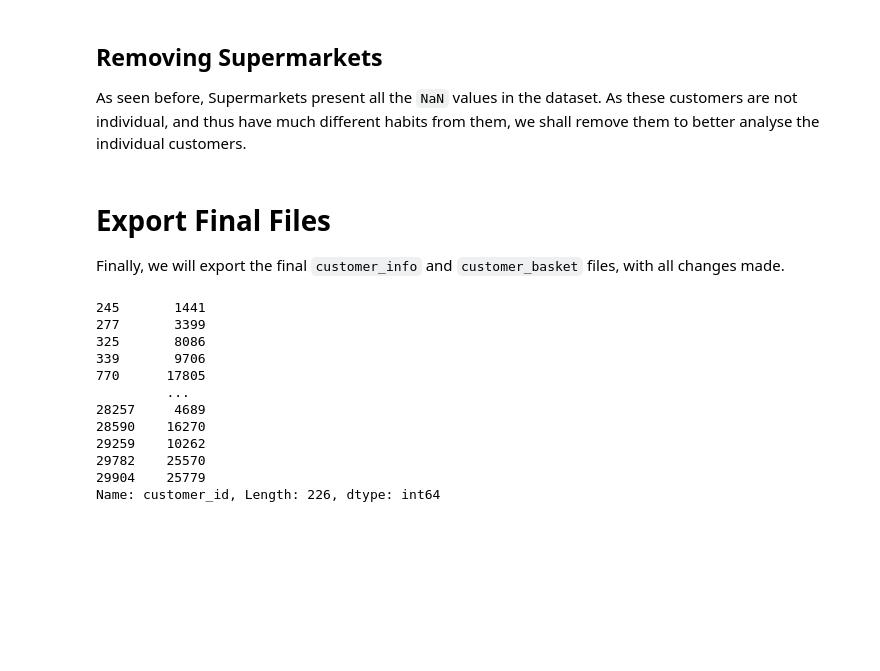
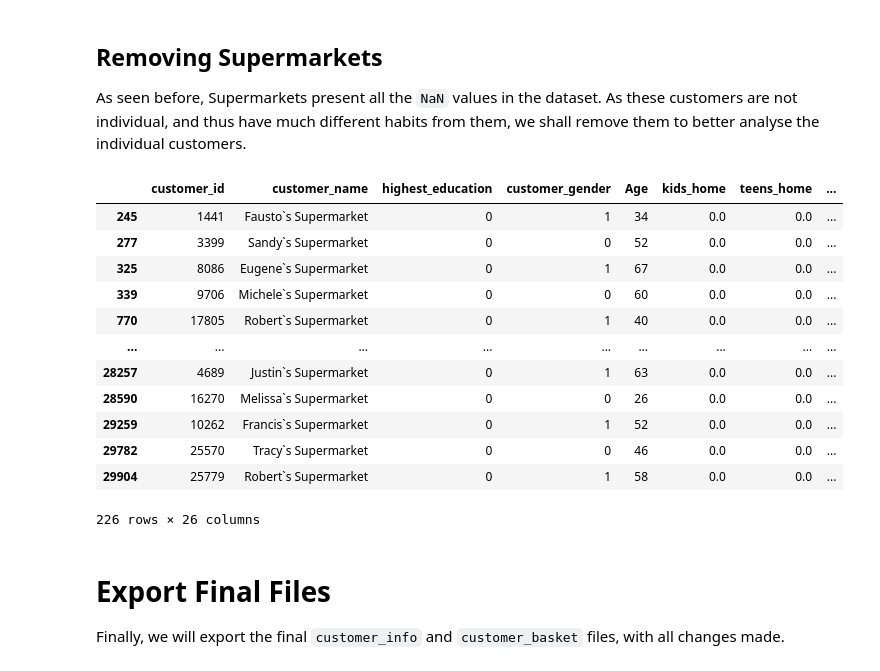
Before and after one commit to MarceloJ18/KeizerKrukis, a Jupyter notebook: Preproc_code.ipynb, the cells around one changed output. Drawn from its saved outputs; the diff is of its cells as text; code cells hidden in the pictures; blank space fills up the shorter version.

```diff
--- a/Preproc_code.ipynb
+++ b/Preproc_code.ipynb
@@ -685,25 +685,34 @@ With this done, the preprocessing on `customer_info` is concluded and we can now
 # %% [markdown]
 ## Removing Supermarkets
 As seen before, Supermarkets present all the `NaN` values in the dataset. As these customers are not individual, and thus have much different habits from them, we shall remove them to better analyse the individual customers.
+# %%
+# Create a new dataset only with Supermarkets
+supermarket_info = customer_info[customer_info['customer_id'].isin(infinity_customers)].copy()
+
+# Remove these observations from the original dataset
+customer_info = customer_info[-customer_info['customer_id'].isin(infinity_customers)]
+# %%
+supermarket_info[supermarket_info['typical_hour'] < 0.8][['customer_name', 'typical_hour']]
+ # All of them buy between 00:00 - 01:00, which is not a big scope.
+ # Because of this, it will be dropped alongside lifetime_spend_videogame, due to the high amount of NaN.
+supermarket_info.drop(['lifetime_spend_videogames', 'typical_hour'], axis = 1, inplace = True)
+supermarket_info
+# %% [output]
+|  | customer_id | customer_name | highest_education | customer_gender | Age | kids_home | teens_home | ... |
+| 245 | 1441 | Fausto`s Supermarket | 0 | 1 | 34 | 0.0 | 0.0 | ... |
+| 277 | 3399 | Sandy`s Supermarket | 0 | 0 | 52 | 0.0 | 0.0 | ... |
+| 325 | 8086 | Eugene`s Supermarket | 0 | 1 | 67 | 0.0 | 0.0 | ... |
+| 339 | 9706 | Michele`s Supermarket | 0 | 0 | 60 | 0.0 | 0.0 | ... |
+| 770 | 17805 | Robert`s Supermarket | 0 | 1 | 40 | 0.0 | 0.0 | ... |
+| ... | ... | ... | ... | ... | ... | ... | ... | ... |
+| 28257 | 4689 | Justin`s Supermarket | 0 | 1 | 63 | 0.0 | 0.0 | ... |
+| 28590 | 16270 | Melissa`s Supermarket | 0 | 0 | 26 | 0.0 | 0.0 | ... |
+| 29259 | 10262 | Francis`s Supermarket | 0 | 1 | 52 | 0.0 | 0.0 | ... |
+| 29782 | 25570 | Tracy`s Supermarket | 0 | 0 | 46 | 0.0 | 0.0 | ... |
+| 29904 | 25779 | Robert`s Supermarket | 0 | 1 | 58 | 0.0 | 0.0 | ... |
+226 rows × 26 columns
 # %% [markdown]
 # Export Final Files <br>
 Finally, we will export the final `customer_info` and `customer_basket` files, with all changes made.
-# %%
-infinity_customers
-
-customer_info[customer_info['customer_id'].isin(infinity_customers)][['customer_id', 'lifetime_spend_videogames', 'typical_hour']]
-# %% [output]
-245       1441
-277       3399
-325       8086
-339       9706
-770      17805
-         ...
-28257     4689
-28590    16270
-29259    10262
-29782    25570
-29904    25779
-Name: customer_id, Length: 226, dtype: int64
 # %%
 # Export the data to a new file
```
Also changed, not shown: parts of 1 cell of this notebook, 5 other files.
